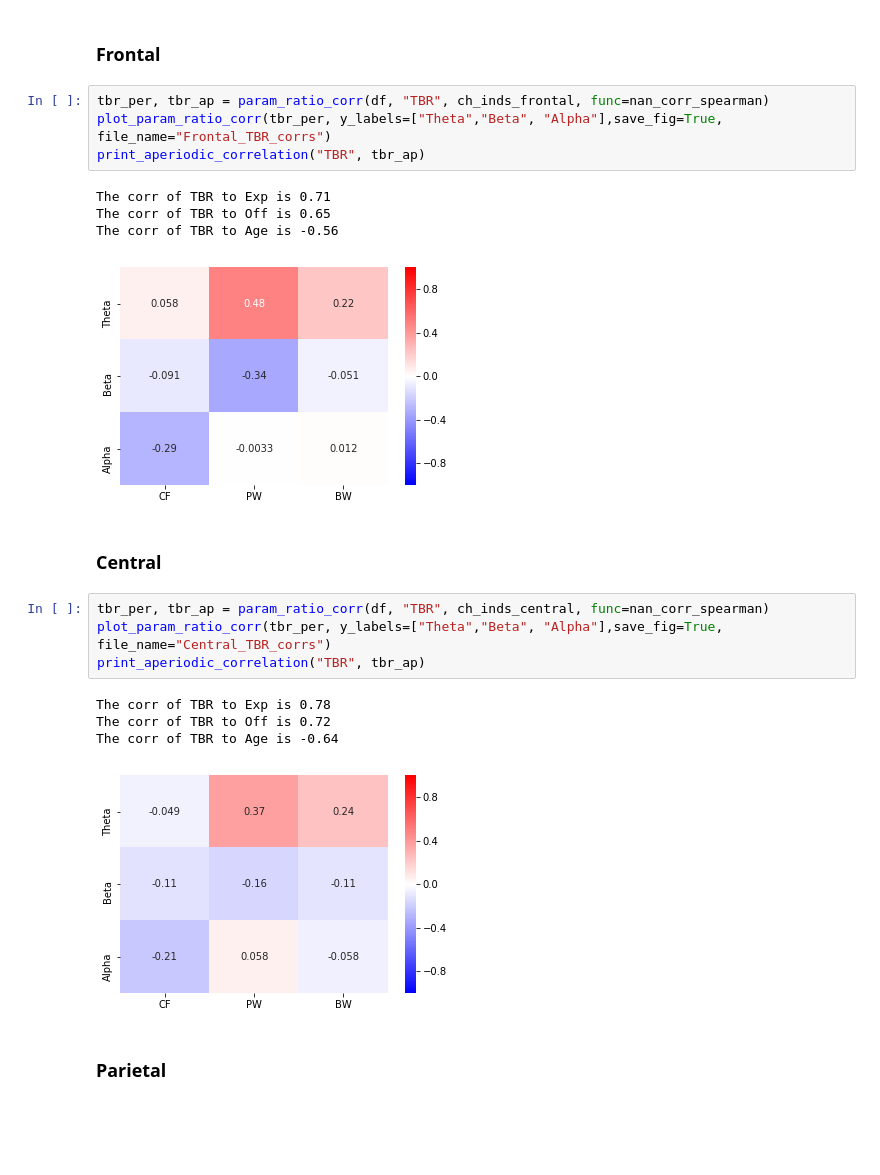
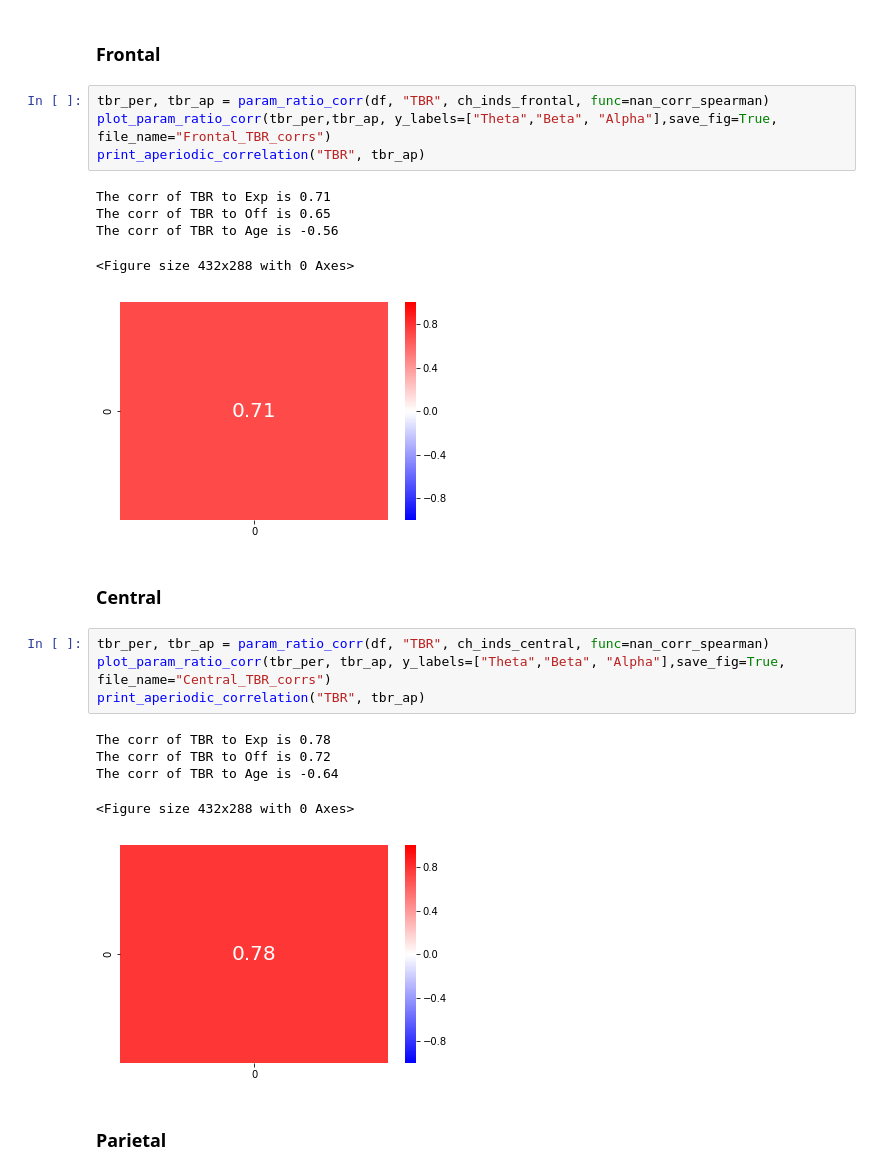
Before and after one commit to voytekresearch/BandRatios, a Jupyter notebook: notebooks/4-EEG-Dataset-Analysis.ipynb, the cells around one changed output. Drawn from its saved outputs; the diff is of its cells as text; blank space fills up the shorter version.

```diff
--- a/notebooks/4-EEG-Dataset-Analysis.ipynb
+++ b/notebooks/4-EEG-Dataset-Analysis.ipynb
@@ -112,24 +150,26 @@ The corr of TBR to Age is -0.60
 ### Frontal
 # %%
 tbr_per, tbr_ap = param_ratio_corr(df, "TBR", ch_inds_frontal, func=nan_corr_spearman)
-plot_param_ratio_corr(tbr_per, y_labels=["Theta","Beta", "Alpha"],save_fig=True, file_name="Frontal_TBR_corrs")
+plot_param_ratio_corr(tbr_per,tbr_ap, y_labels=["Theta","Beta", "Alpha"],save_fig=True, file_name="Frontal_TBR_corrs")
 print_aperiodic_correlation("TBR", tbr_ap)
 # %% [output]
 The corr of TBR to Exp is 0.71
 The corr of TBR to Off is 0.65
 The corr of TBR to Age is -0.56
+<Figure size 432x288 with 0 Axes>
-[figure, old version]
+[figure, new version]
 # %% [markdown]
 ### Central
 # %%
 tbr_per, tbr_ap = param_ratio_corr(df, "TBR", ch_inds_central, func=nan_corr_spearman)
-plot_param_ratio_corr(tbr_per, y_labels=["Theta","Beta", "Alpha"],save_fig=True, file_name="Central_TBR_corrs")
+plot_param_ratio_corr(tbr_per, tbr_ap, y_labels=["Theta","Beta", "Alpha"],save_fig=True, file_name="Central_TBR_corrs")
 print_aperiodic_correlation("TBR", tbr_ap)
 # %% [output]
 The corr of TBR to Exp is 0.78
 The corr of TBR to Off is 0.72
 The corr of TBR to Age is -0.64
+<Figure size 432x288 with 0 Axes>
-[figure, old version]
+[figure, new version]
 # %% [markdown]
 ### Parietal
 # %%
```
Also changed, not shown: parts of 14 cells of this notebook, 38 other files.
